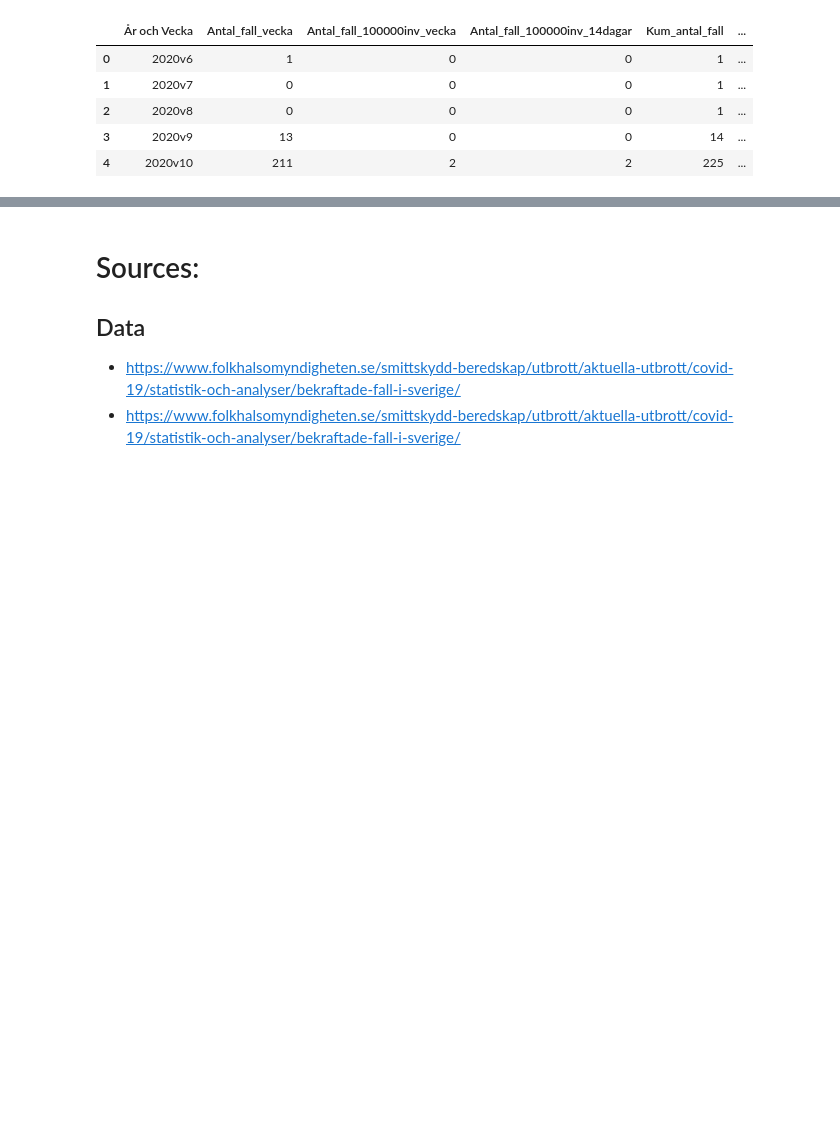
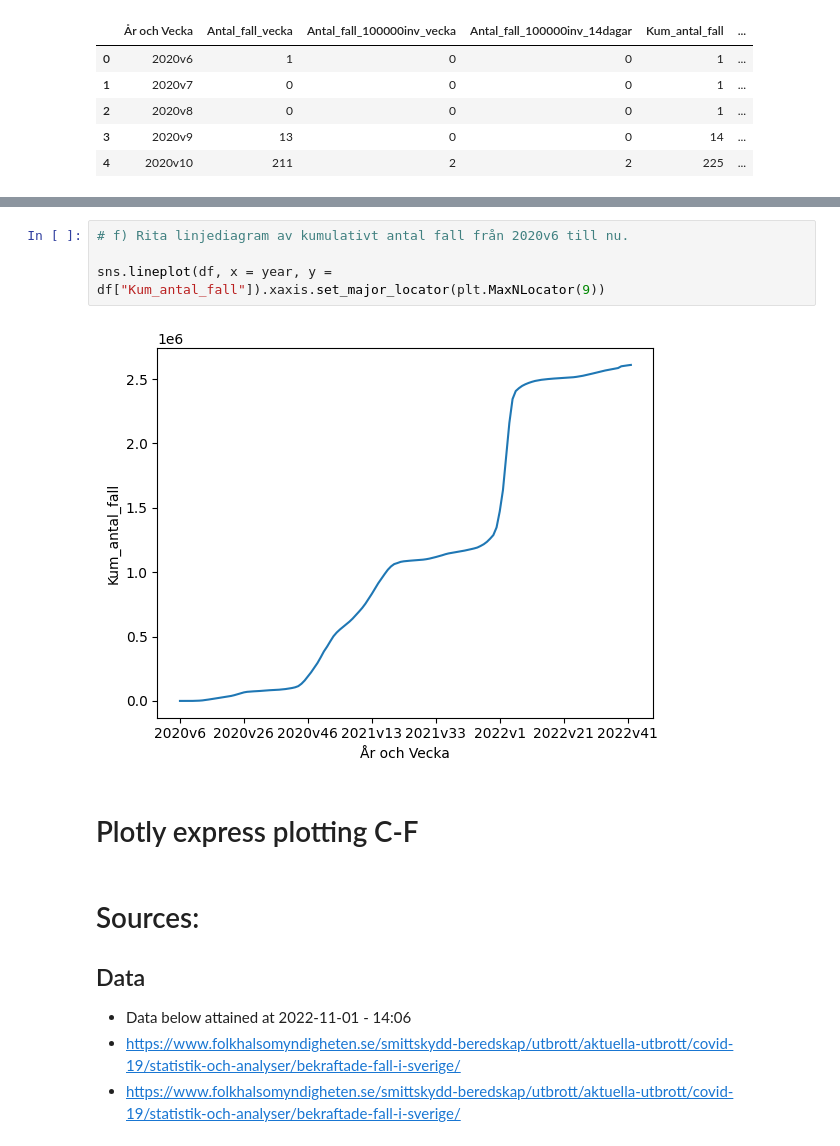
Before and after one commit to Rufshod/Databehandling-Alexander-Andersson, a Jupyter notebook: Lab/Code/Lab_draft.ipynb, the cells around one changed output, grey strips where cells are left out. Saved outputs shown, nothing was run; the diff lists cells and outputs as text; blank space fills up the shorter version.

```diff
--- a/Lab/Code/Lab_draft.ipynb
+++ b/Lab/Code/Lab_draft.ipynb
@@ -111,6 +147,15 @@ ax.xaxis.set_major_locator(plt.MaxNLocator(10))
+# %%
+# f) Rita linjediagram av kumulativt antal fall från 2020v6 till nu.
+
+sns.lineplot(df, x = year, y = df["Kum_antal_fall"]).xaxis.set_major_locator(plt.MaxNLocator(9))
+# %% [output]
+[figure, added]
+# %% [markdown]
+# Plotly express plotting C-F
 # %% [markdown]
 # Sources:
 
 ## Data
+- Data below attained at 2022-11-01 - 14:06
 - https://www.folkhalsomyndigheten.se/smittskydd-beredskap/utbrott/aktuella-utbrott/covid-19/statistik-och-analyser/bekraftade-fall-i-sverige/
 - https://www.folkhalsomyndigheten.se/smittskydd-beredskap/utbrott/aktuella-utbrott/covid-19/statistik-och-analyser/bekraftade-fall-i-sverige/
```
Also changed, not shown: parts of 10 cells of this notebook, 2 other files.
